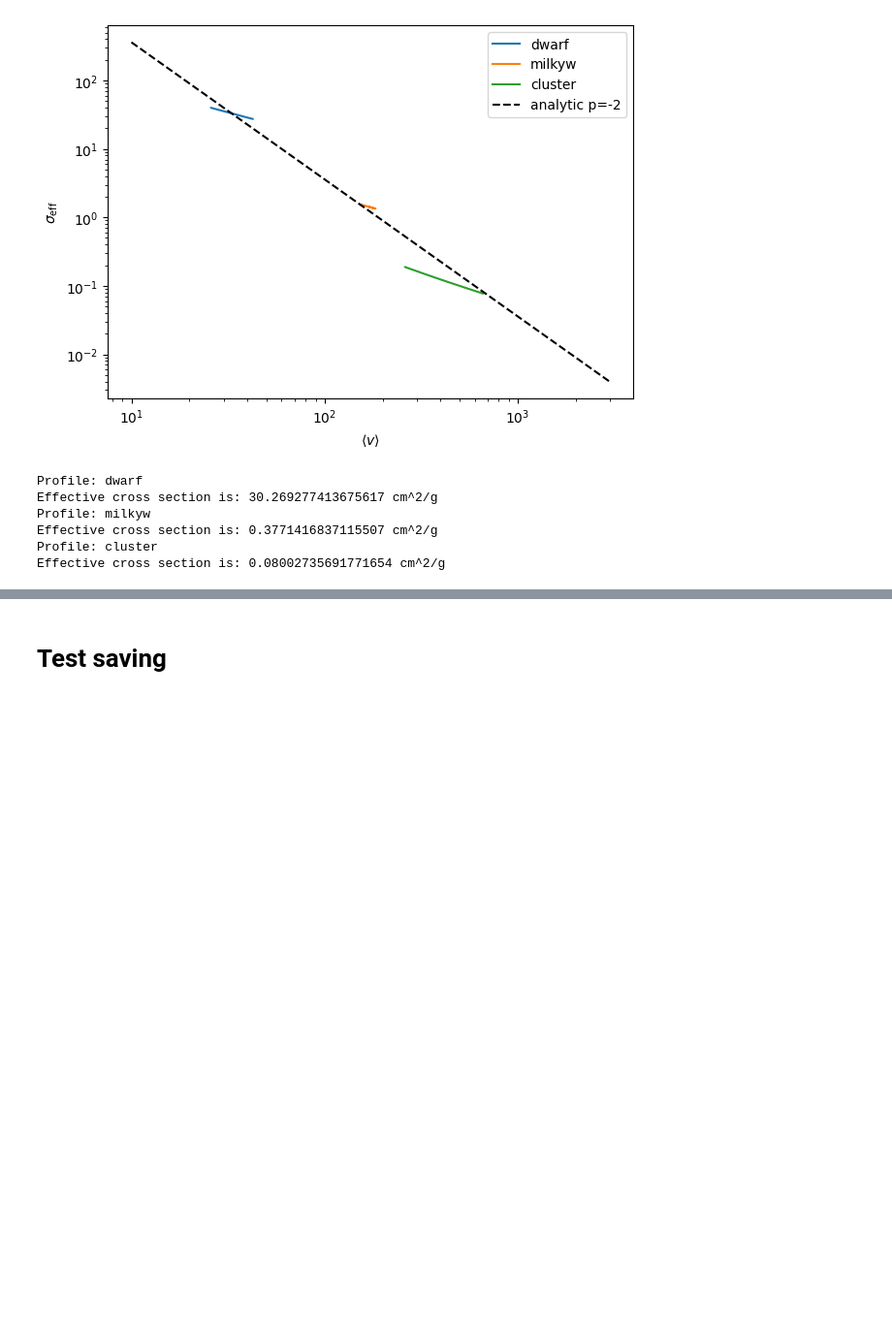
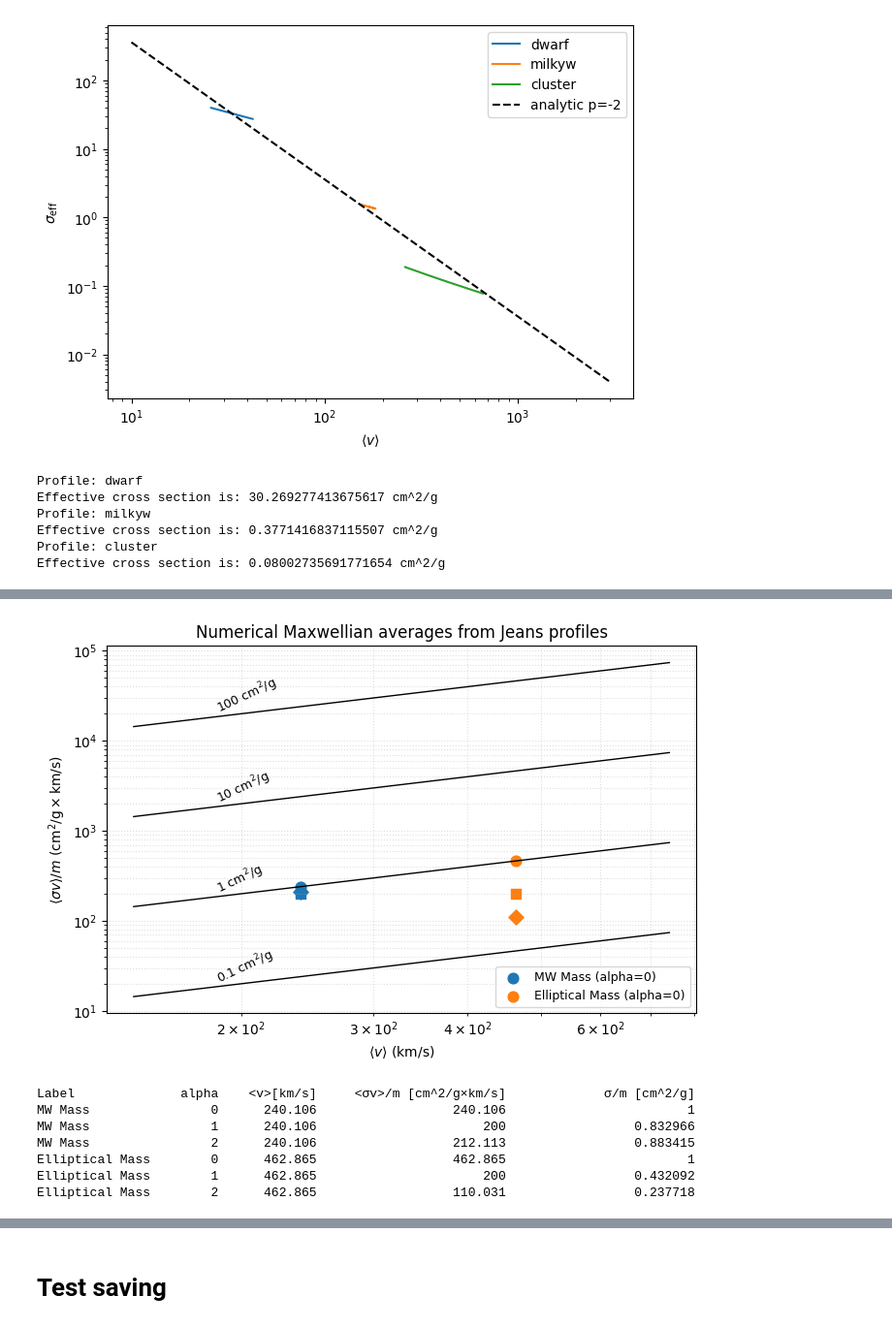
Before and after one commit to AdamSmithOrlik/nonspherical-sidm-jeans-model, a Jupyter notebook: examples/dev.ipynb, the cells around one changed output, grey strips where cells are left out. Shown at 97% size. Drawn from its saved outputs; the diff is of its cells as text; code cells hidden in the pictures; blank space fills up the shorter version.

```diff
--- a/examples/dev.ipynb
+++ b/examples/dev.ipynb
@@ -339,0 +404,79 @@ Effective cross section is: 0.08002735691771654 cm^2/g
+# %%
+profiles = [profile1, profile2]
+
+results = []
+labels = ["MW Mass", "Elliptical Mass"]
+
+for idx, profile in enumerate(profiles):
+
+    mean_sigv = maxwellian_average_pdf(profile)
+    vrel = profile.inner.vrel
+    results.append((vrel, mean_sigv))
+# %%
+
+ALPHAS   = [0, 1, 2]                 # try several velocity dependences
+MARKERS  = {0: 'o', 1: 's', 2: 'D'}  # marker per alpha
+COLORS   = ['tab:blue', 'tab:orange', 'tab:green', 'tab:red', 'tab:purple']
+
+rows = []  # (label, alpha, <v>, <σv>)
+for j, (profile, label) in enumerate(zip(profiles, labels)):
+    vbar  = profile.inner.vrel                 # x-axis value
+
+    for a in ALPHAS:
+        # Temporarily "bind" alpha by shadowing sigmav in this scope
+        def sigmav(v, alpha=a):
+            v0, sigma0 = 200.0, 1.0  # km/s, cm^2/g
+            return sigma0 * (v0 / np.maximum(v, 1e-12))**alpha
+
+        # Evaluate <σ v> numerically with your routine
+        sigmav_avg = maxwellian_average_pdf(profile)   # (cm^2/g) * (km/s)
+
+        rows.append((label, a, vbar, sigmav_avg))
+
+fig, ax = plt.subplots(figsize=(7.0, 4.8))
+
+# scatter points (colored by profile, marker by alpha)
+for j, (profile, label) in enumerate(zip(profiles, labels)):
+    color = COLORS[j % len(COLORS)]
+    for a in ALPHAS:
+        pts = [(v, sv) for (lab, a_, v, sv) in rows if (lab == label and a_ == a)]
+        if not pts:
+            continue
+        vvals, svvals = zip(*pts)
+        ax.scatter(vvals, svvals, marker=MARKERS[a], color=color, s=60,
+                   label=f"{label} (alpha={a})" if a == ALPHAS[0] else None)  # avoid legend spam
+
+# constant sigma/m lines
+vmin = min(v for _,_,v,_ in rows) * 0.6
+vmax = max(v for _,_,v,_ in rows) * 1.6
+vgrid = np.geomspace(max(vmin, 1e-2), max(vmax, 1.0), 200)  # km/s
+
+for sconst in [0.1, 1.0, 10.0, 100.0]:   # cm^2/g
+    ax.plot(vgrid, sconst * vgrid, 'k-', lw=1.0)
+    # optional label
+    xlbl = vgrid[int(0.15 * len(vgrid))]
+    ylbl = sconst * xlbl
+    ax.text(xlbl, ylbl * 1.1, f"{sconst:g} cm$^2$/g", fontsize=9, rotation=25, color='k')
+
+ax.set_xscale('log'); ax.set_yscale('log')
+ax.set_xlabel(r'$\langle v\rangle\ \mathrm{(km/s)}$')
+ax.set_ylabel(r'$\langle \sigma v\rangle/m\ \mathrm{(cm^2/g\times km/s)}$')
+ax.set_title(r'Numerical Maxwellian averages from Jeans profiles')
+ax.grid(True, which='both', ls=':', alpha=0.4)
+ax.legend(loc='best', fontsize=9)
+# ax.set_xlim(10,5000)
+plt.tight_layout()
+plt.show()
+
+print(f"{'Label':18s} {'alpha':>5s} {'<v>[km/s]':>12s} {'<σv>/m [cm^2/g×km/s]':>24s} {'σ/m [cm^2/g]':>24s}")
+for (label, a, vbar, sv) in rows:
+    print(f"{label:18s} {a:5d} {vbar:12.3f} {sv:24.6g} {sv/vbar:24.6g}")
+# %% [output]
+[figure, added]
+Label              alpha    <v>[km/s]     <σv>/m [cm^2/g×km/s]             σ/m [cm^2/g]
+MW Mass                0      240.106                  240.106                        1
+MW Mass                1      240.106                      200                 0.832966
+MW Mass                2      240.106                  212.113                 0.883415
+Elliptical Mass        0      462.865                  462.865                        1
+Elliptical Mass        1      462.865                      200                 0.432092
+Elliptical Mass        2      462.865                  110.031                 0.237718
```
Also changed, not shown: parts of 9 cells of this notebook.
